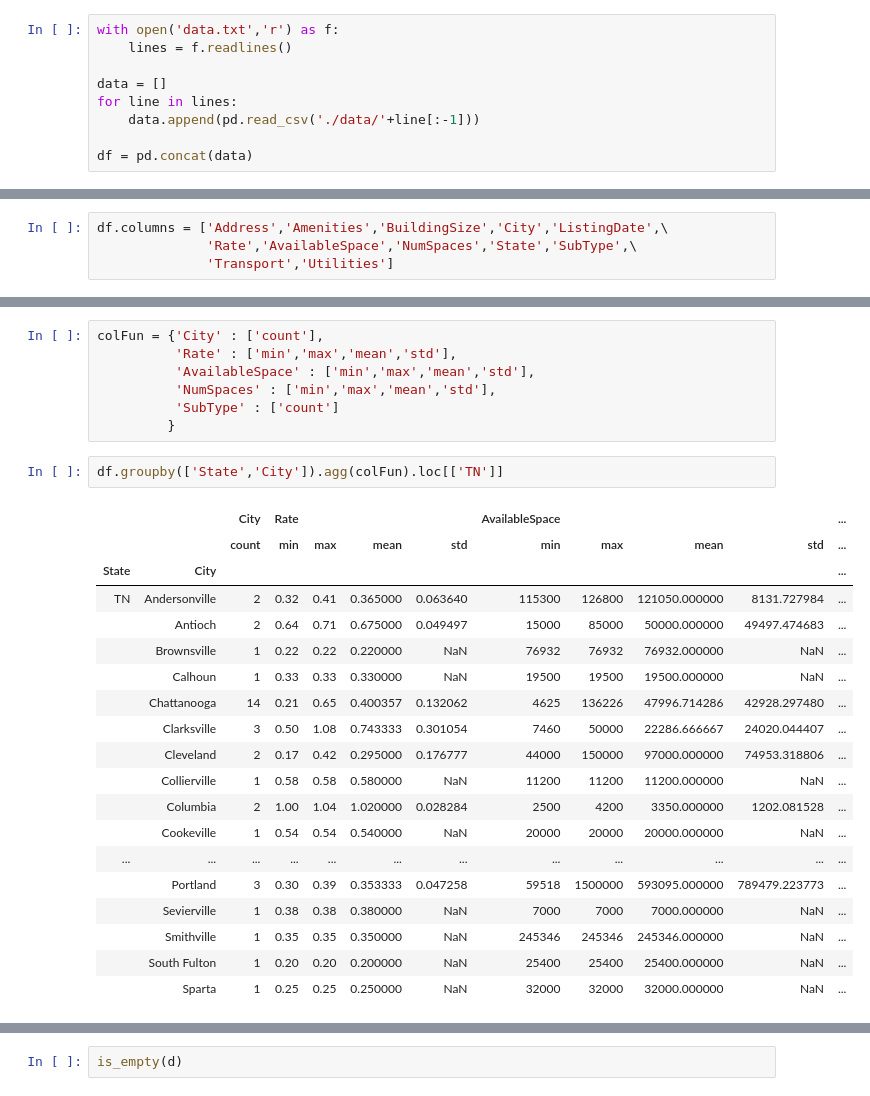
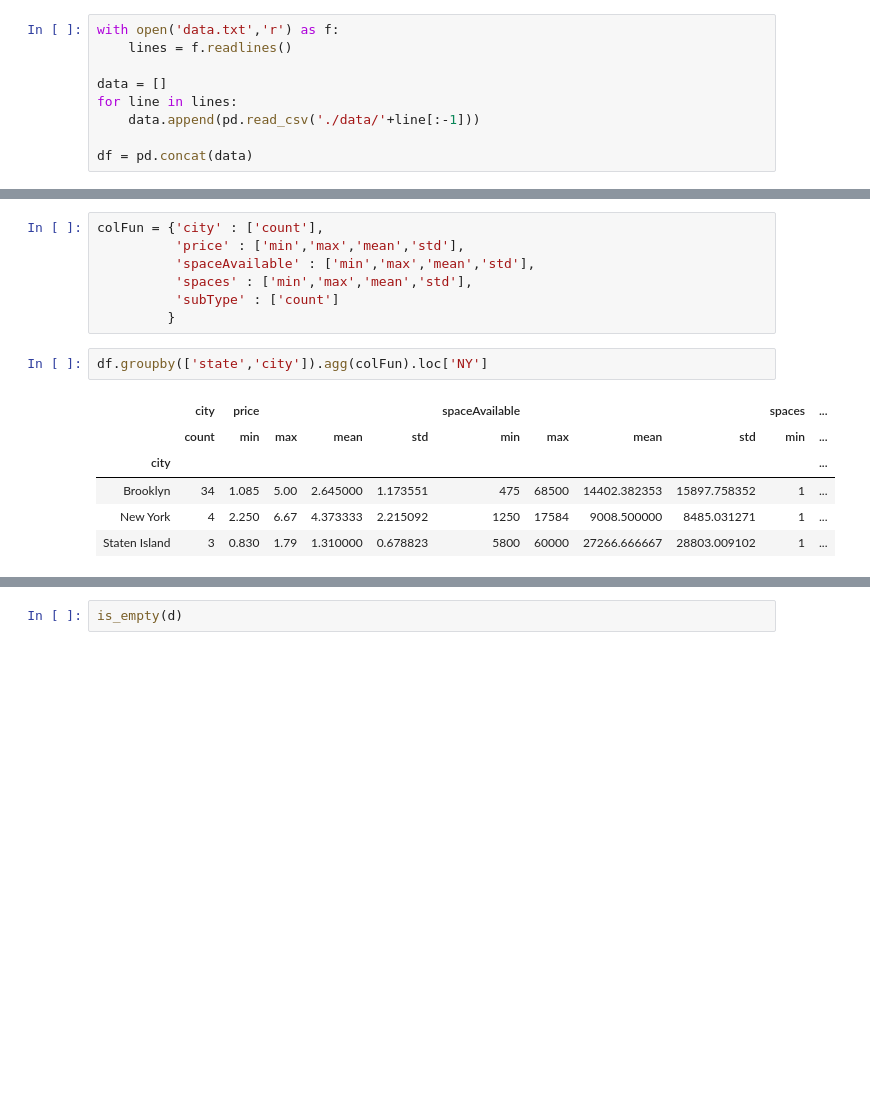
Before and after one commit to snuzbrokh/warehouses, a Jupyter notebook: analysis/testing.ipynb, the cells around one changed output, grey strips where cells are left out. Saved outputs shown, nothing was run; the diff lists cells and outputs as text; blank space fills up the shorter version.

```diff
--- a/analysis/testing.ipynb
+++ b/analysis/testing.ipynb
@@ -23,4 +37,0 @@ df = clean(df)
-# %%
-df.columns = ['Address','Amenities','BuildingSize','City','ListingDate',\
-              'Rate','AvailableSpace','NumSpaces','State','SubType',\
-              'Transport','Utilities']
@@ -27,29 +62,16 @@ df.columns = ['Address','Amenities','BuildingSize','City','ListingDate',\
 # %%
-colFun = {'City' : ['count'],
-          'Rate' : ['min','max','mean','std'],
-          'AvailableSpace' : ['min','max','mean','std'],
-          'NumSpaces' : ['min','max','mean','std'],
-          'SubType' : ['count']
+colFun = {'city' : ['count'],
+          'price' : ['min','max','mean','std'],
+          'spaceAvailable' : ['min','max','mean','std'],
+          'spaces' : ['min','max','mean','std'],
+          'subType' : ['count']
          }
 # %%
-df.groupby(['State','City']).agg(colFun).loc[['TN']]
+df.groupby(['state','city']).agg(colFun).loc['NY']
 # %% [output]
-|  |  | City | Rate |  |  |  | AvailableSpace |  |  |  | ... |
-|  |  | count | min | max | mean | std | min | max | mean | std | ... |
-| State | City |  |  |  |  |  |  |  |  |  | ... |
-| TN | Andersonville | 2 | 0.32 | 0.41 | 0.365000 | 0.063640 | 115300 | 126800 | 121050.000000 | 8131.727984 | ... |
-|  | Antioch | 2 | 0.64 | 0.71 | 0.675000 | 0.049497 | 15000 | 85000 | 50000.000000 | 49497.474683 | ... |
-|  | Brownsville | 1 | 0.22 | 0.22 | 0.220000 | NaN | 76932 | 76932 | 76932.000000 | NaN | ... |
-|  | Calhoun | 1 | 0.33 | 0.33 | 0.330000 | NaN | 19500 | 19500 | 19500.000000 | NaN | ... |
-|  | Chattanooga | 14 | 0.21 | 0.65 | 0.400357 | 0.132062 | 4625 | 136226 | 47996.714286 | 42928.297480 | ... |
-|  | Clarksville | 3 | 0.50 | 1.08 | 0.743333 | 0.301054 | 7460 | 50000 | 22286.666667 | 24020.044407 | ... |
-|  | Cleveland | 2 | 0.17 | 0.42 | 0.295000 | 0.176777 | 44000 | 150000 | 97000.000000 | 74953.318806 | ... |
-|  | Collierville | 1 | 0.58 | 0.58 | 0.580000 | NaN | 11200 | 11200 | 11200.000000 | NaN | ... |
-|  | Columbia | 2 | 1.00 | 1.04 | 1.020000 | 0.028284 | 2500 | 4200 | 3350.000000 | 1202.081528 | ... |
-|  | Cookeville | 1 | 0.54 | 0.54 | 0.540000 | NaN | 20000 | 20000 | 20000.000000 | NaN | ... |
-| ... | ... | ... | ... | ... | ... | ... | ... | ... | ... | ... | ... |
-|  | Portland | 3 | 0.30 | 0.39 | 0.353333 | 0.047258 | 59518 | 1500000 | 593095.000000 | 789479.223773 | ... |
-|  | Sevierville | 1 | 0.38 | 0.38 | 0.380000 | NaN | 7000 | 7000 | 7000.000000 | NaN | ... |
-|  | Smithville | 1 | 0.35 | 0.35 | 0.350000 | NaN | 245346 | 245346 | 245346.000000 | NaN | ... |
-|  | South Fulton | 1 | 0.20 | 0.20 | 0.200000 | NaN | 25400 | 25400 | 25400.000000 | NaN | ... |
-|  | Sparta | 1 | 0.25 | 0.25 | 0.250000 | NaN | 32000 | 32000 | 32000.000000 | NaN | ... |
+|  | city | price |  |  |  | spaceAvailable |  |  |  | spaces | ... |
+|  | count | min | max | mean | std | min | max | mean | std | min | ... |
+| city |  |  |  |  |  |  |  |  |  |  | ... |
+| Brooklyn | 34 | 1.085 | 5.00 | 2.645000 | 1.173551 | 475 | 68500 | 14402.382353 | 15897.758352 | 1 | ... |
+| New York | 4 | 2.250 | 6.67 | 4.373333 | 2.215092 | 1250 | 17584 | 9008.500000 | 8485.031271 | 1 | ... |
+| Staten Island | 3 | 0.830 | 1.79 | 1.310000 | 0.678823 | 5800 | 60000 | 27266.666667 | 28803.009102 | 1 | ... |
```
Also changed, not shown: parts of 38 cells of this notebook, 30 other files.
